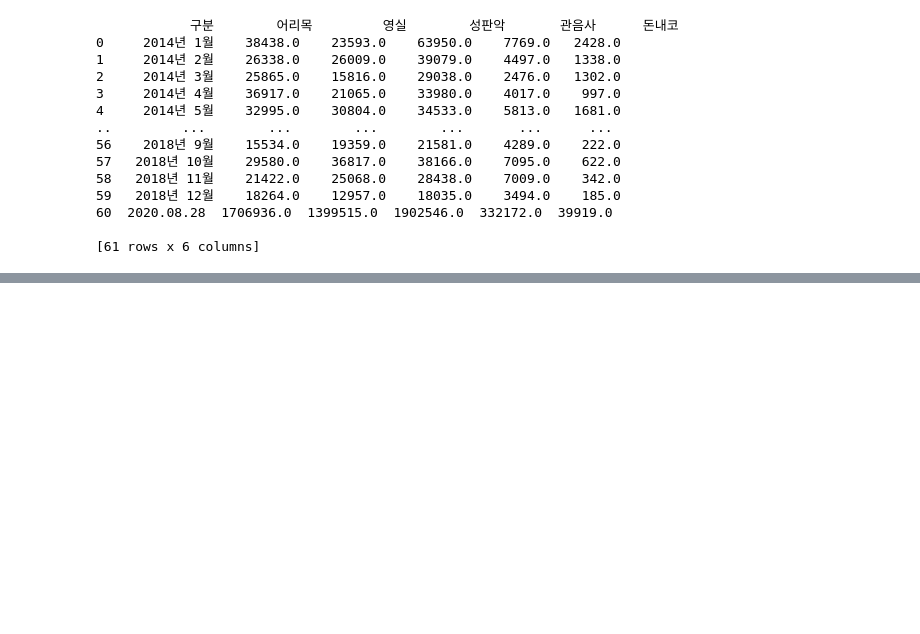
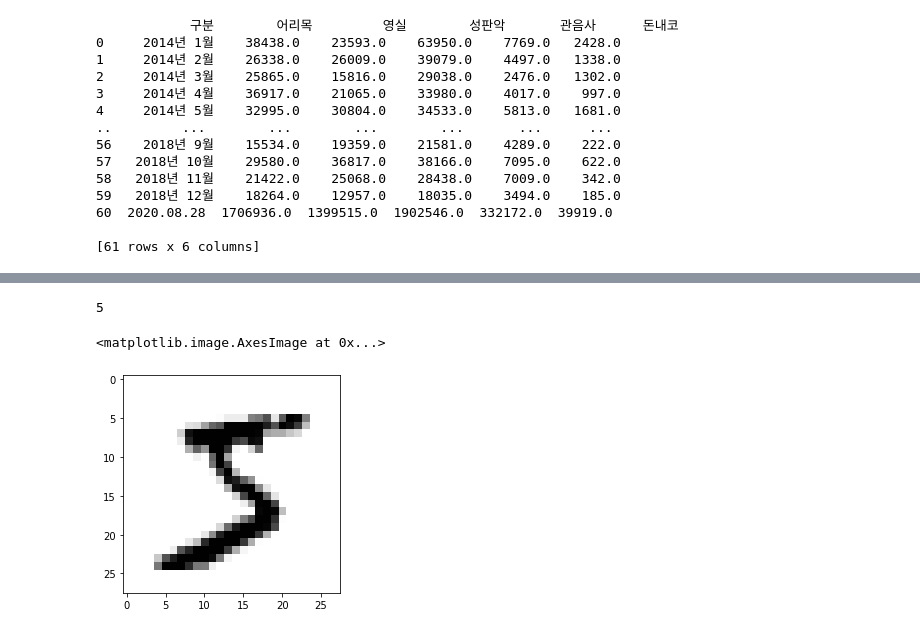
Before and after one commit to candlevillain/ICT, a Jupyter notebook: ICT.ipynb, the cells around one changed output, grey strips where cells are left out. Drawn from its saved outputs; the diff is of its cells as text; code cells hidden in the pictures; blank space fills up the shorter version.

```diff
--- a/ICT.ipynb
+++ b/ICT.ipynb
@@ -90,3 +90,16 @@ print(df2)
 60  2020.08.28  1706936.0  1399515.0  1902546.0  332172.0  39919.0
 
 [61 rows x 6 columns]
+# %%
+import tensorflow as tf
+import pandas as pd
+import numpy as np
+import matplotlib.pyplot as plt
+import seaborn as sns
+mnist =tf.keras.datasets.mnist
+mdata=mnist.load_data()
+print(mdata)
+len(mdata)
+len(mdata[0])
+len(mdata[1])
+type(mdata)
@@ -92,0 +125,10 @@ print(df2)
+# %%
+img=mdata[0][0][0]
+
+print(mdata[0][1][0])
+plt.imshow(img)
+plt.imshow(img, cmap=plt.cm.binary)
+# %% [output]
+5
+<matplotlib.image.AxesImage at 0x...>
+[figure, added]
```
Also changed, not shown: parts of 15 cells of this notebook.
